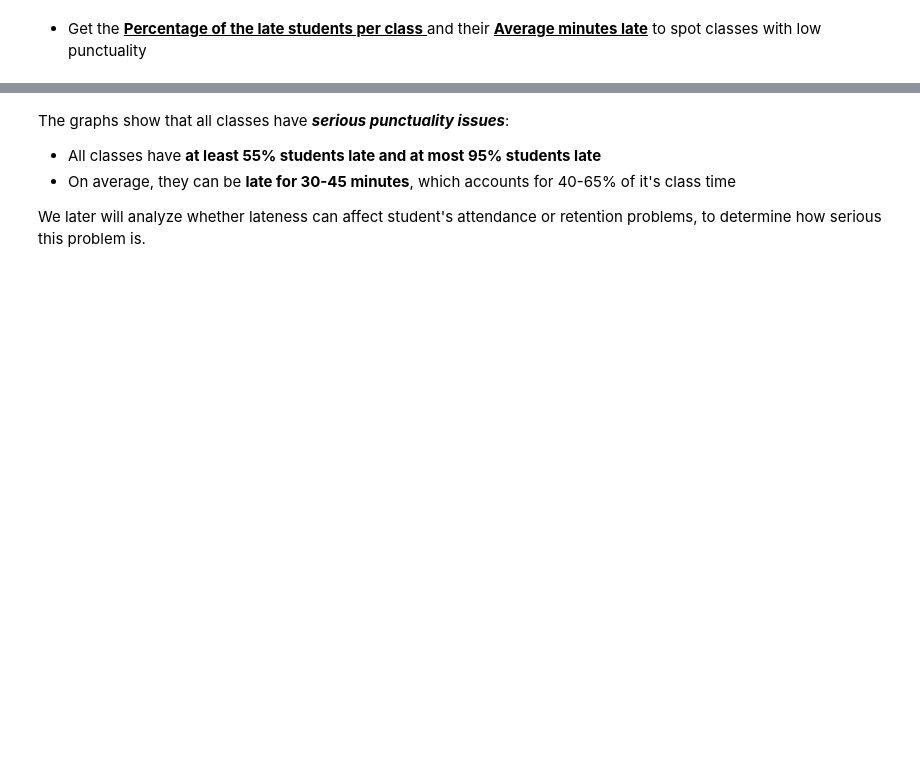
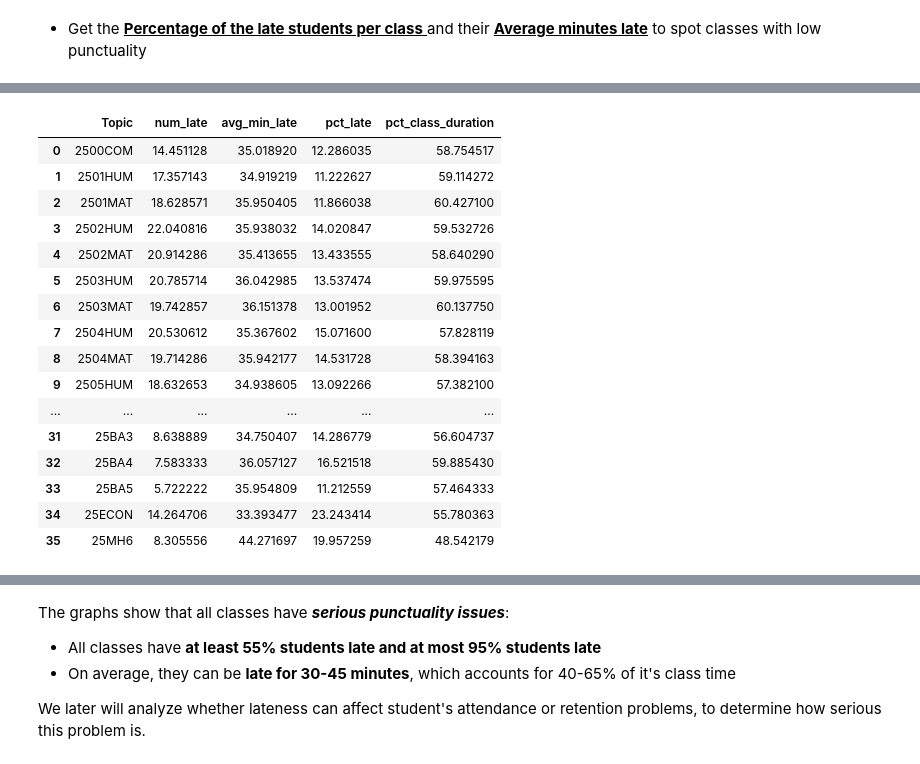
Before and after one commit to tthvan/Customer-Retention-Analysis, a Jupyter notebook: cleanin.ipynb, the cells around one changed output, grey strips where cells are left out. Saved outputs shown, nothing was run; the diff lists cells and outputs as text; code cells hidden in the pictures; blank space fills up the shorter version.

```diff
--- a/cleanin.ipynb
+++ b/cleanin.ipynb
@@ -536,3 +525,30 @@ late_stats
+# %%
+late_stats_by_class = late_stats.groupby('Topic').agg(
+    num_late = ('num_late', 'mean'),
+    avg_min_late = ('avg_min_late', 'mean'),
+    pct_late = ('pct_late', 'mean'),
+    pct_class_duration = ('pct_class_duration', 'mean')
+).reset_index()
+
+late_stats_by_class
+# %% [output]
+|  | Topic | num_late | avg_min_late | pct_late | pct_class_duration |
+| 0 | 2500COM | 14.451128 | 35.018920 | 12.286035 | 58.754517 |
+| 1 | 2501HUM | 17.357143 | 34.919219 | 11.222627 | 59.114272 |
+| 2 | 2501MAT | 18.628571 | 35.950405 | 11.866038 | 60.427100 |
+| 3 | 2502HUM | 22.040816 | 35.938032 | 14.020847 | 59.532726 |
+| 4 | 2502MAT | 20.914286 | 35.413655 | 13.433555 | 58.640290 |
+| 5 | 2503HUM | 20.785714 | 36.042985 | 13.537474 | 59.975595 |
+| 6 | 2503MAT | 19.742857 | 36.151378 | 13.001952 | 60.137750 |
+| 7 | 2504HUM | 20.530612 | 35.367602 | 15.071600 | 57.828119 |
+| 8 | 2504MAT | 19.714286 | 35.942177 | 14.531728 | 58.394163 |
+| 9 | 2505HUM | 18.632653 | 34.938605 | 13.092266 | 57.382100 |
+| ... | ... | ... | ... | ... | ... |
+| 31 | 25BA3 | 8.638889 | 34.750407 | 14.286779 | 56.604737 |
+| 32 | 25BA4 | 7.583333 | 36.057127 | 16.521518 | 59.885430 |
+| 33 | 25BA5 | 5.722222 | 35.954809 | 11.212559 | 57.464333 |
+| 34 | 25ECON | 14.264706 | 33.393477 | 23.243414 | 55.780363 |
+| 35 | 25MH6 | 8.305556 | 44.271697 | 19.957259 | 48.542179 |
 # %%
 plt.figure(figsize=(10,6))
 scatter = plt.scatter(
```
Also changed, not shown: parts of 4 cells of this notebook.
